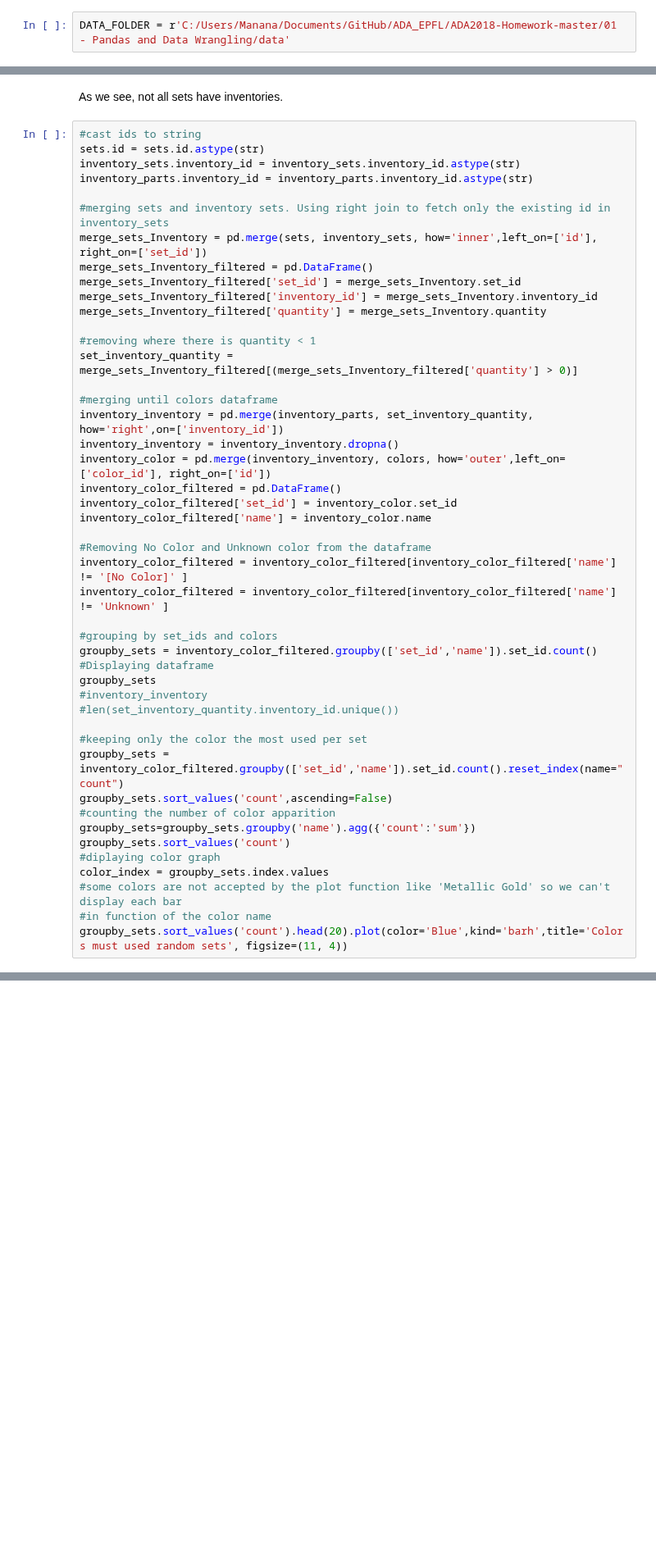
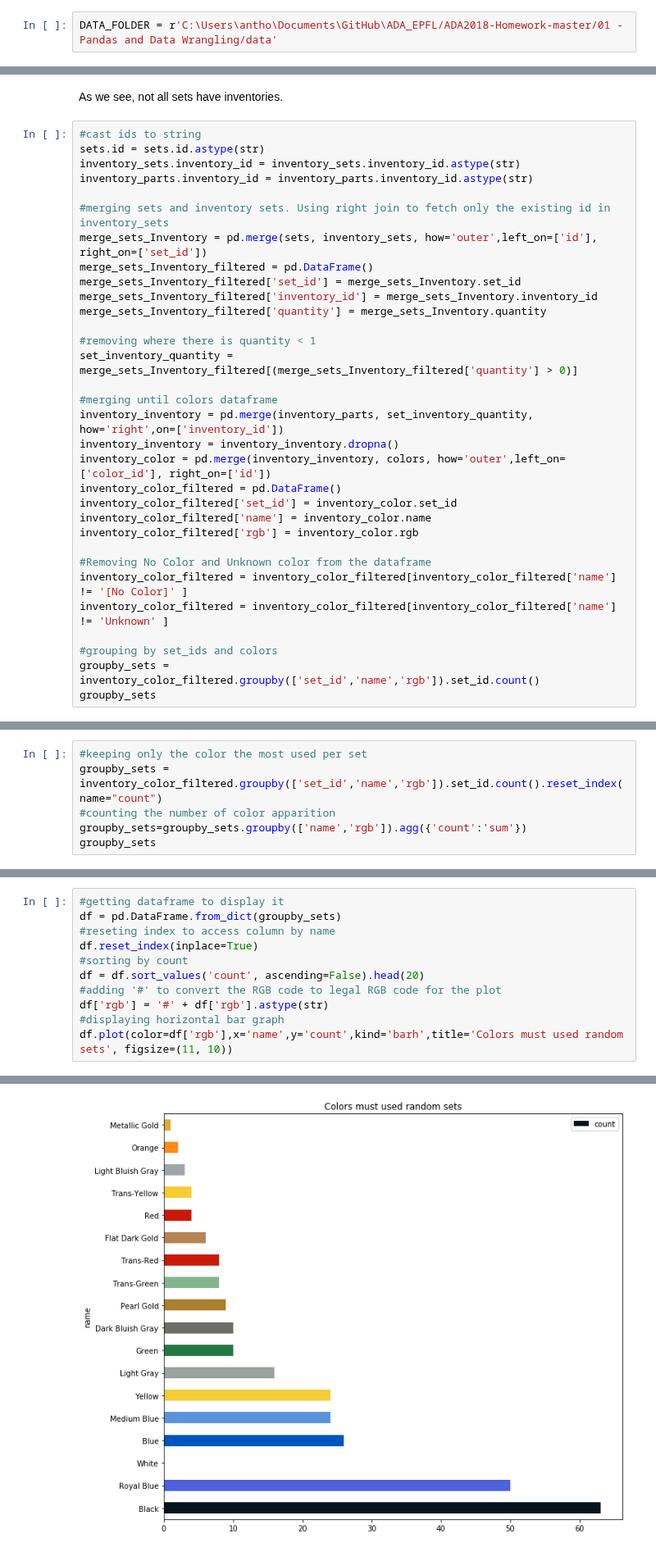
Before and after one commit to Apiquet/ADA_EPFL, a Jupyter notebook: ADA2018-Homework-master/01 - Pandas and Data Wrangling/Exercise 1.ipynb, the cells around one changed output, grey strips where cells are left out. Shown at 82% size. Saved outputs shown, nothing was run; the diff lists cells and outputs as text; blank space fills up the shorter version.

Commit message:
Adding color dominance

```diff
--- a/ADA2018-Homework-master/01 - Pandas and Data Wrangling/Exercise 1.ipynb
+++ b/ADA2018-Homework-master/01 - Pandas and Data Wrangling/Exercise 1.ipynb
@@ -8,7 +8,7 @@ import pandas as pd
 import numpy as np
 import re
 # %%
-DATA_FOLDER = r'C:/Users/Manana/Documents/GitHub/ADA_EPFL/ADA2018-Homework-master/01 - Pandas and Data Wrangling/data'
+DATA_FOLDER = r'C:\Users\antho\Documents\GitHub\ADA_EPFL/ADA2018-Homework-master/01 - Pandas and Data Wrangling/data'
 # %% [markdown]
 ## Task A. Another LEGO brick in the wall
 
@@ -321,7 +321,7 @@ inventory_sets.inventory_id = inventory_sets.inventory_id.astype(str)
 inventory_parts.inventory_id = inventory_parts.inventory_id.astype(str)
 
 #merging sets and inventory sets. Using right join to fetch only the existing id in inventory_sets
-merge_sets_Inventory = pd.merge(sets, inventory_sets, how='inner',left_on=['id'], right_on=['set_id'])
+merge_sets_Inventory = pd.merge(sets, inventory_sets, how='outer',left_on=['id'], right_on=['set_id'])
 merge_sets_Inventory_filtered = pd.DataFrame()
 merge_sets_Inventory_filtered['set_id'] = merge_sets_Inventory.set_id
 merge_sets_Inventory_filtered['inventory_id'] = merge_sets_Inventory.inventory_id
@@ -337,27 +337,13 @@ inventory_color = pd.merge(inventory_inventory, colors, how='outer',left_on=['co
 inventory_color_filtered = pd.DataFrame()
 inventory_color_filtered['set_id'] = inventory_color.set_id
 inventory_color_filtered['name'] = inventory_color.name
+inventory_color_filtered['rgb'] = inventory_color.rgb
 
 #Removing No Color and Unknown color from the dataframe
 inventory_color_filtered = inventory_color_filtered[inventory_color_filtered['name'] != '[No Color]' ]
 inventory_color_filtered = inventory_color_filtered[inventory_color_filtered['name'] != 'Unknown' ]
 
 #grouping by set_ids and colors
-groupby_sets = inventory_color_filtered.groupby(['set_id','name']).set_id.count()
-#Displaying dataframe
+groupby_sets = inventory_color_filtered.groupby(['set_id','name','rgb']).set_id.count()
 groupby_sets
-#inventory_inventory
-#len(set_inventory_quantity.inventory_id.unique())
-
-#keeping only the color the most used per set
-groupby_sets = inventory_color_filtered.groupby(['set_id','name']).set_id.count().reset_index(name="count")
-groupby_sets.sort_values('count',ascending=False)
-#counting the number of color apparition
-groupby_sets=groupby_sets.groupby('name').agg({'count':'sum'})
-groupby_sets.sort_values('count')
-#diplaying color graph
-color_index = groupby_sets.index.values
-#some colors are not accepted by the plot function like 'Metallic Gold' so we can't display each bar
-#in function of the color name
-groupby_sets.sort_values('count').head(20).plot(color='Blue',kind='barh',title='Colors must used random sets', figsize=(11, 4))
 # %% [output]
@@ -365,0 +367,6 @@ groupby_sets.sort_values('count').head(20).plot(color='Blue',kind='barh',title='
+# %%
+#keeping only the color the most used per set
+groupby_sets = inventory_color_filtered.groupby(['set_id','name','rgb']).set_id.count().reset_index(name="count")
+#counting the number of color apparition
+groupby_sets=groupby_sets.groupby(['name','rgb']).agg({'count':'sum'})
+groupby_sets
@@ -365,0 +392,12 @@ groupby_sets.sort_values('count').head(20).plot(color='Blue',kind='barh',title='
+# %%
+#getting dataframe to display it
+df = pd.DataFrame.from_dict(groupby_sets)
+#reseting index to access column by name
+df.reset_index(inplace=True)
+#sorting by count
+df = df.sort_values('count', ascending=False).head(20)
+#adding '#' to convert the RGB code to legal RGB code for the plot
+df['rgb'] = '#' + df['rgb'].astype(str)
+#displaying horizontal bar graph
+df.plot(color=df['rgb'],x='name',y='count',kind='barh',title='Colors must used random sets', figsize=(11, 10))
+# %% [output]
@@ -366,3 +405,4 @@ groupby_sets.sort_values('count').head(20).plot(color='Blue',kind='barh',title='
+[figure, added]
 # %% [markdown]
 <u><b><font color='green'>ANSWERS:</font></b></u><br><br>
 
```
Also changed, not shown: parts of 3 cells of this notebook.
